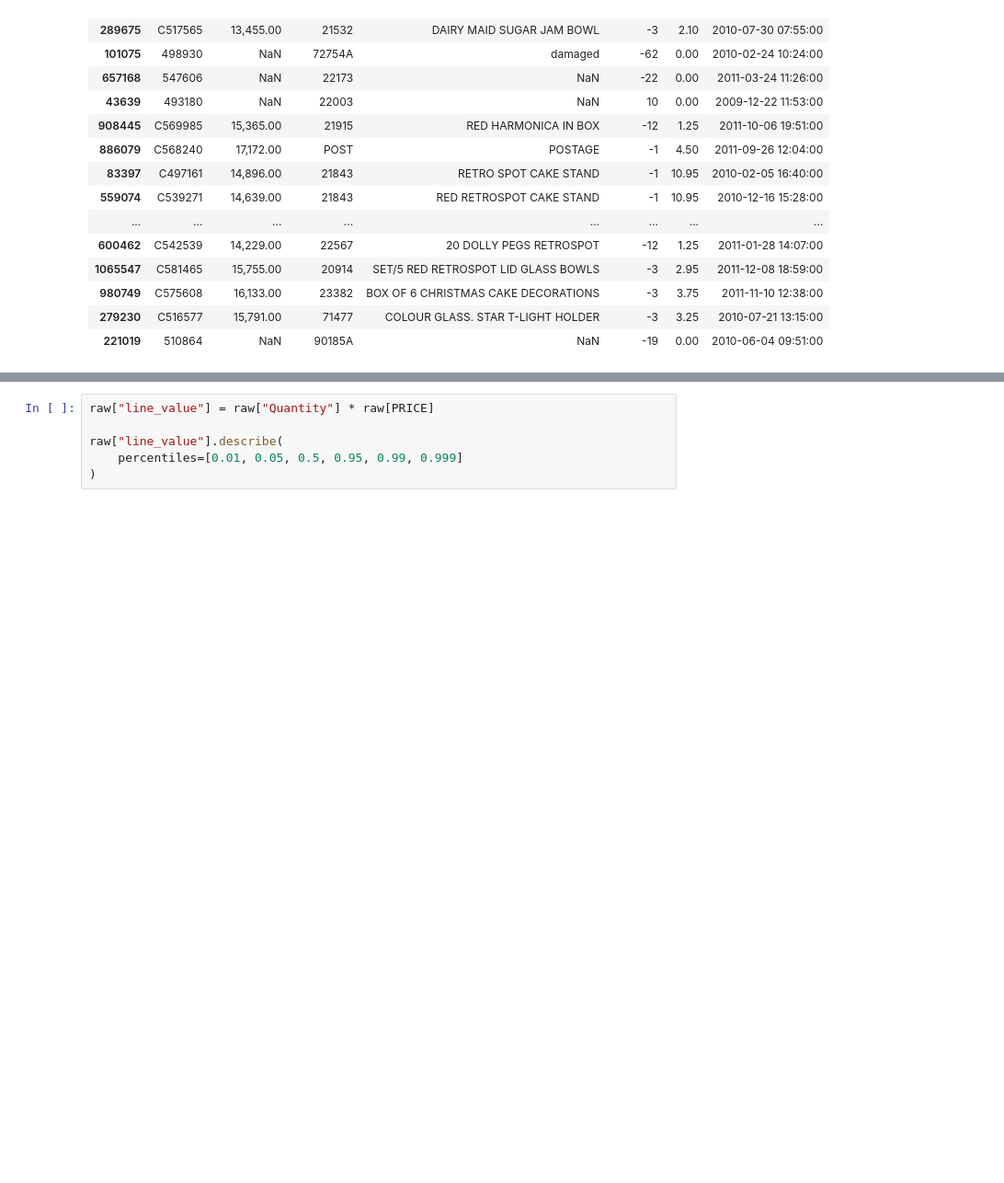
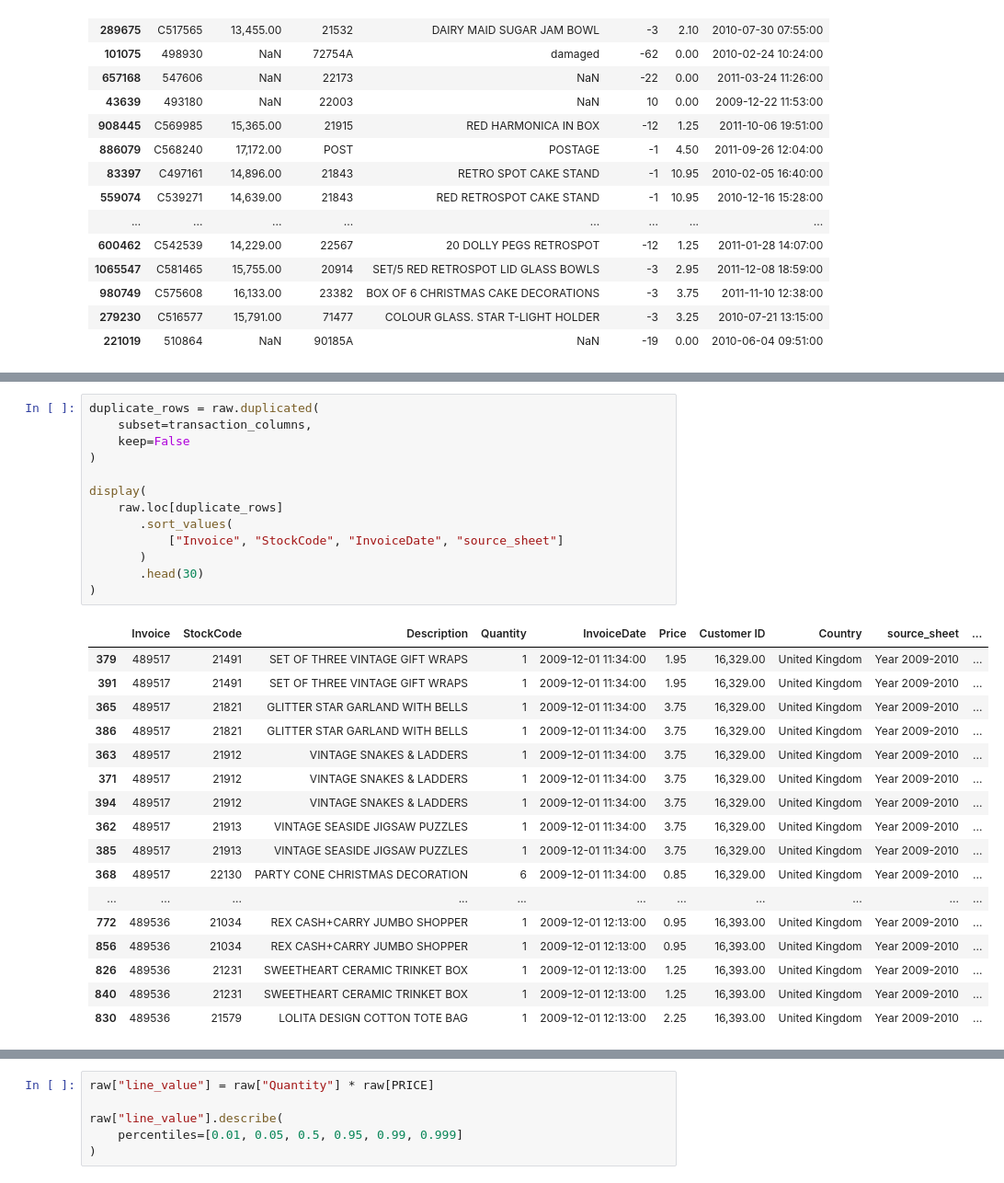
Before and after one commit to YiranLL/online-retail-retention, a Jupyter notebook: notebooks/01_data_quality.ipynb, the cells around one changed output, grey strips where cells are left out. Shown at 92% size. Saved outputs shown, nothing was run; the diff lists cells and outputs as text; blank space fills up the shorter version.

```diff
--- a/notebooks/01_data_quality.ipynb
+++ b/notebooks/01_data_quality.ipynb
@@ -296,2 +343,33 @@ Duplicate rate: 1.14%
+# %%
+duplicate_rows = raw.duplicated(
+    subset=transaction_columns,
+    keep=False
+)
+
+display(
+    raw.loc[duplicate_rows]
+       .sort_values(
+           ["Invoice", "StockCode", "InvoiceDate", "source_sheet"]
+       )
+       .head(30)
+)
+# %% [output]
+|  | Invoice | StockCode | Description | Quantity | InvoiceDate | Price | Customer ID | Country | source_sheet | ... |
+| 379 | 489517 | 21491 | SET OF THREE VINTAGE GIFT WRAPS | 1 | 2009-12-01 11:34:00 | 1.95 | 16,329.00 | United Kingdom | Year 2009-2010 | ... |
+| 391 | 489517 | 21491 | SET OF THREE VINTAGE GIFT WRAPS | 1 | 2009-12-01 11:34:00 | 1.95 | 16,329.00 | United Kingdom | Year 2009-2010 | ... |
+| 365 | 489517 | 21821 | GLITTER STAR GARLAND WITH BELLS | 1 | 2009-12-01 11:34:00 | 3.75 | 16,329.00 | United Kingdom | Year 2009-2010 | ... |
+| 386 | 489517 | 21821 | GLITTER STAR GARLAND WITH BELLS | 1 | 2009-12-01 11:34:00 | 3.75 | 16,329.00 | United Kingdom | Year 2009-2010 | ... |
+| 363 | 489517 | 21912 | VINTAGE SNAKES & LADDERS | 1 | 2009-12-01 11:34:00 | 3.75 | 16,329.00 | United Kingdom | Year 2009-2010 | ... |
+| 371 | 489517 | 21912 | VINTAGE SNAKES & LADDERS | 1 | 2009-12-01 11:34:00 | 3.75 | 16,329.00 | United Kingdom | Year 2009-2010 | ... |
+| 394 | 489517 | 21912 | VINTAGE SNAKES & LADDERS | 1 | 2009-12-01 11:34:00 | 3.75 | 16,329.00 | United Kingdom | Year 2009-2010 | ... |
+| 362 | 489517 | 21913 | VINTAGE SEASIDE JIGSAW PUZZLES | 1 | 2009-12-01 11:34:00 | 3.75 | 16,329.00 | United Kingdom | Year 2009-2010 | ... |
+| 385 | 489517 | 21913 | VINTAGE SEASIDE JIGSAW PUZZLES | 1 | 2009-12-01 11:34:00 | 3.75 | 16,329.00 | United Kingdom | Year 2009-2010 | ... |
+| 368 | 489517 | 22130 | PARTY CONE CHRISTMAS DECORATION | 6 | 2009-12-01 11:34:00 | 0.85 | 16,329.00 | United Kingdom | Year 2009-2010 | ... |
+| ... | ... | ... | ... | ... | ... | ... | ... | ... | ... | ... |
+| 772 | 489536 | 21034 | REX CASH+CARRY JUMBO SHOPPER | 1 | 2009-12-01 12:13:00 | 0.95 | 16,393.00 | United Kingdom | Year 2009-2010 | ... |
+| 856 | 489536 | 21034 | REX CASH+CARRY JUMBO SHOPPER | 1 | 2009-12-01 12:13:00 | 0.95 | 16,393.00 | United Kingdom | Year 2009-2010 | ... |
+| 826 | 489536 | 21231 | SWEETHEART CERAMIC TRINKET BOX | 1 | 2009-12-01 12:13:00 | 1.25 | 16,393.00 | United Kingdom | Year 2009-2010 | ... |
+| 840 | 489536 | 21231 | SWEETHEART CERAMIC TRINKET BOX | 1 | 2009-12-01 12:13:00 | 1.25 | 16,393.00 | United Kingdom | Year 2009-2010 | ... |
+| 830 | 489536 | 21579 | LOLITA DESIGN COTTON TOTE BAG | 1 | 2009-12-01 12:13:00 | 2.25 | 16,393.00 | United Kingdom | Year 2009-2010 | ... |
 # %%
 raw.loc[
```
Also changed, not shown: parts of 9 cells of this notebook, 1 other file.
